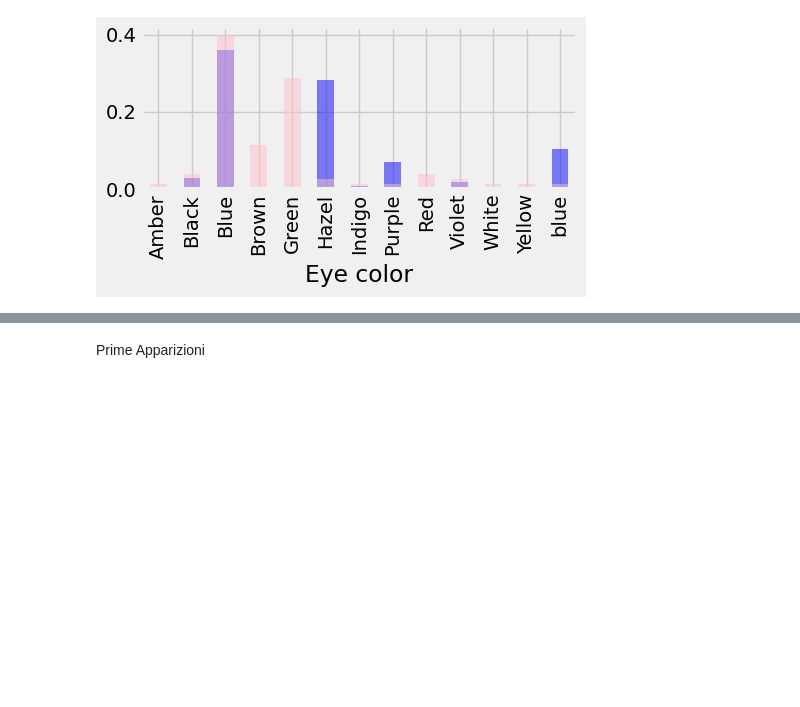
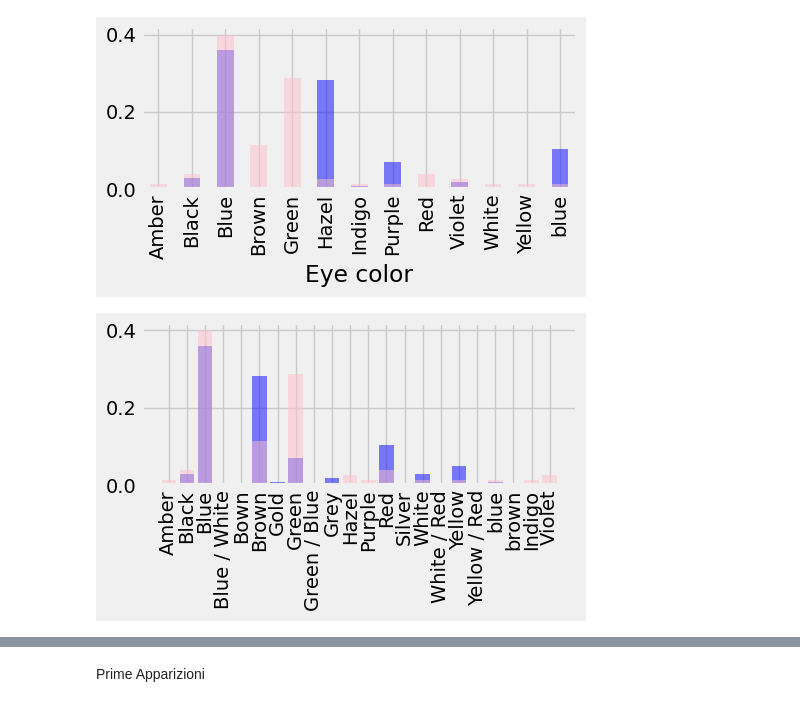
Before and after one commit to PippoZord/superhero-datascience, a Jupyter notebook: content/Esercitazioni/DatiFrequenze.ipynb, the cells around one changed output, grey strips where cells are left out. Drawn from its saved outputs; the diff is of its cells as text; code cells hidden in the pictures; blank space fills up the shorter version.

```diff
--- a/content/Esercitazioni/DatiFrequenze.ipynb
+++ b/content/Esercitazioni/DatiFrequenze.ipynb
@@ -235,3 +238,10 @@ female_eyes_color_rel.plot.bar(color="pink",alpha=0.5)
 plt.show()
 # %% [output]
 [figure]
+# %%
+plt.bar(male_eyes_color_rel.index, male_eyes_color_rel.values, color="blue", alpha=0.5)
+plt.bar(female_eyes_color_rel.index, female_eyes_color_rel.values, color="pink", alpha=0.5)
+plt.xticks(rotation=90)
+plt.show()
+# %% [output]
+[figure, added]
```
Also changed, not shown: parts of 7 cells of this notebook, 2 other files.
